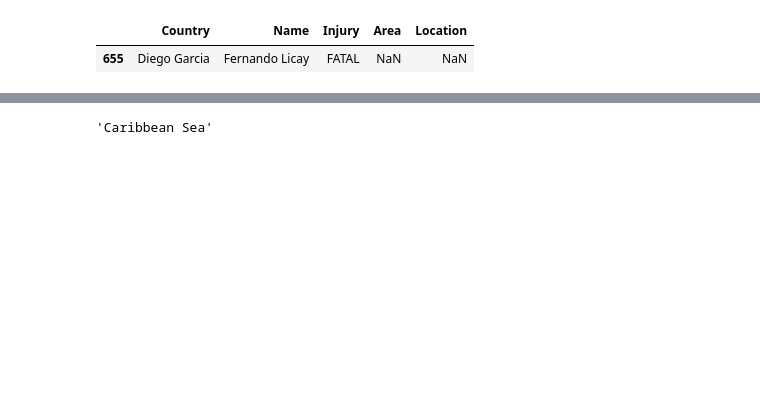
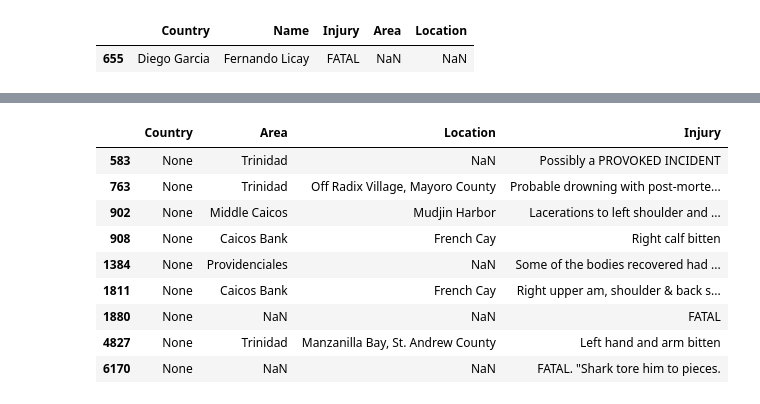
Before and after one commit to NereaRiveiro/Proyecto-1_Sharkniceria, a Jupyter notebook: src/main.ipynb, the cells around one changed output, grey strips where cells are left out. Saved outputs shown, nothing was run; the diff lists cells and outputs as text; code cells hidden in the pictures; blank space fills up the shorter version.

```diff
--- a/src/main.ipynb
+++ b/src/main.ipynb
@@ -560,5 +562,21 @@ shark_cnulos.loc[shark_cnulos['Country']=='N/A', ['Country', 'Area', 'Location']
-# %%
-shark_cnulos.loc[2956, 'Country'] = 'United Kingdom'
-shark_cnulos.loc[shark_cnulos['Country'].isin([4498 | 3387]), 'Country'] = 'Caribbean Sea'
-shark_cnulos.loc[4018, 'Country'] = 'Australia'
-shark_cnulos.loc[4018, 'Country'] = 'Australia'
+# %%
+shark_cnulos.loc[2956, 'Country'] = 'United Kingdom'
+shark_cnulos.loc[3387, 'Country'] = 'Caribbean Sea'
+shark_cnulos.loc[4498, 'Country'] = 'Caribbean Sea'
+shark_cnulos.loc[3605, 'Country'] = 'Cuba'
+shark_cnulos.loc[4018, 'Country'] = 'Australia'
+shark_cnulos.loc[4231, 'Country'] = 'Andaman / Nicobar Islands'
+shark_cnulos.loc[4266, 'Country'] = 'Comores / Madagascar'
+shark_cnulos.loc[4639, 'Country'] = 'China'
+shark_cnulos.loc[4700, 'Country'] = 'South America'
+shark_cnulos.loc[4712, 'Country'] = 'Virgin Islands'
+shark_cnulos.loc[5020, 'Country'] = 'France'
+shark_cnulos.loc[5612, 'Country'] = 'Mediterranean Sea'
+shark_cnulos.loc[5742, 'Country'] = 'Mexico'
+shark_cnulos.loc[5808, 'Country'] = 'Palestine'
+shark_cnulos.loc[5810, 'Country'] = 'USA'
+shark_cnulos.loc[6137, 'Country'] = 'United Kingdom'
+shark_cnulos.loc[6155, 'Country'] = 'Barbados'
+shark_cnulos.loc[6175, 'Country'] = 'Ionian Sea'
+shark_cnulos.loc[6177, 'Country'] = 'Ionian Sea'
+shark_cnulos.loc[6206, 'Country'] = 'India'
@@ -568,4 +588,4 @@ shark_cnulos.loc[shark_cnulos['Country'] == 'Diego Garcia', ['Country', 'Name',
 |  | Country | Name | Injury | Area | Location |
 | 655 | Diego Garcia | Fernando Licay | FATAL | NaN | NaN |
 # %%
-shark_cnulos.loc[shark_cnulos['Country'] == 'Diego Garcia'] = 'United Kingdom'
+shark_cnulos.loc[4498, 'Country'] = 'United Kingdom'
@@ -572,4 +602,13 @@ shark_cnulos.loc[shark_cnulos['Country'] == 'Diego Garcia'] = 'United Kingdom'
 # %%
-shark_cnulos.loc[4498, 'Country']
+shark_cnulos.loc[shark_cnulos['Country'].isna(), ['Country', 'Area', 'Location', 'Injury']]
 # %% [output]
-'Caribbean Sea'
+|  | Country | Area | Location | Injury |
+| 583 | None | Trinidad | NaN | Possibly a PROVOKED INCIDENT |
+| 763 | None | Trinidad | Off Radix Village, Mayoro County | Probable drowning with post-morte... |
+| 902 | None | Middle Caicos | Mudjin Harbor | Lacerations to left shoulder and ... |
+| 908 | None | Caicos Bank | French Cay | Right calf bitten |
+| 1384 | None | Providenciales | NaN | Some of the bodies recovered had ... |
+| 1811 | None | Caicos Bank | French Cay | Right upper am, shoulder & back s... |
+| 1880 | None | NaN | NaN | FATAL |
+| 4827 | None | Trinidad | Manzanilla Bay, St. Andrew County | Left hand and arm bitten |
+| 6170 | None | NaN | NaN | FATAL. "Shark tore him to pieces. |
```
Also changed, not shown: parts of 8 cells of this notebook, 1 other file.
